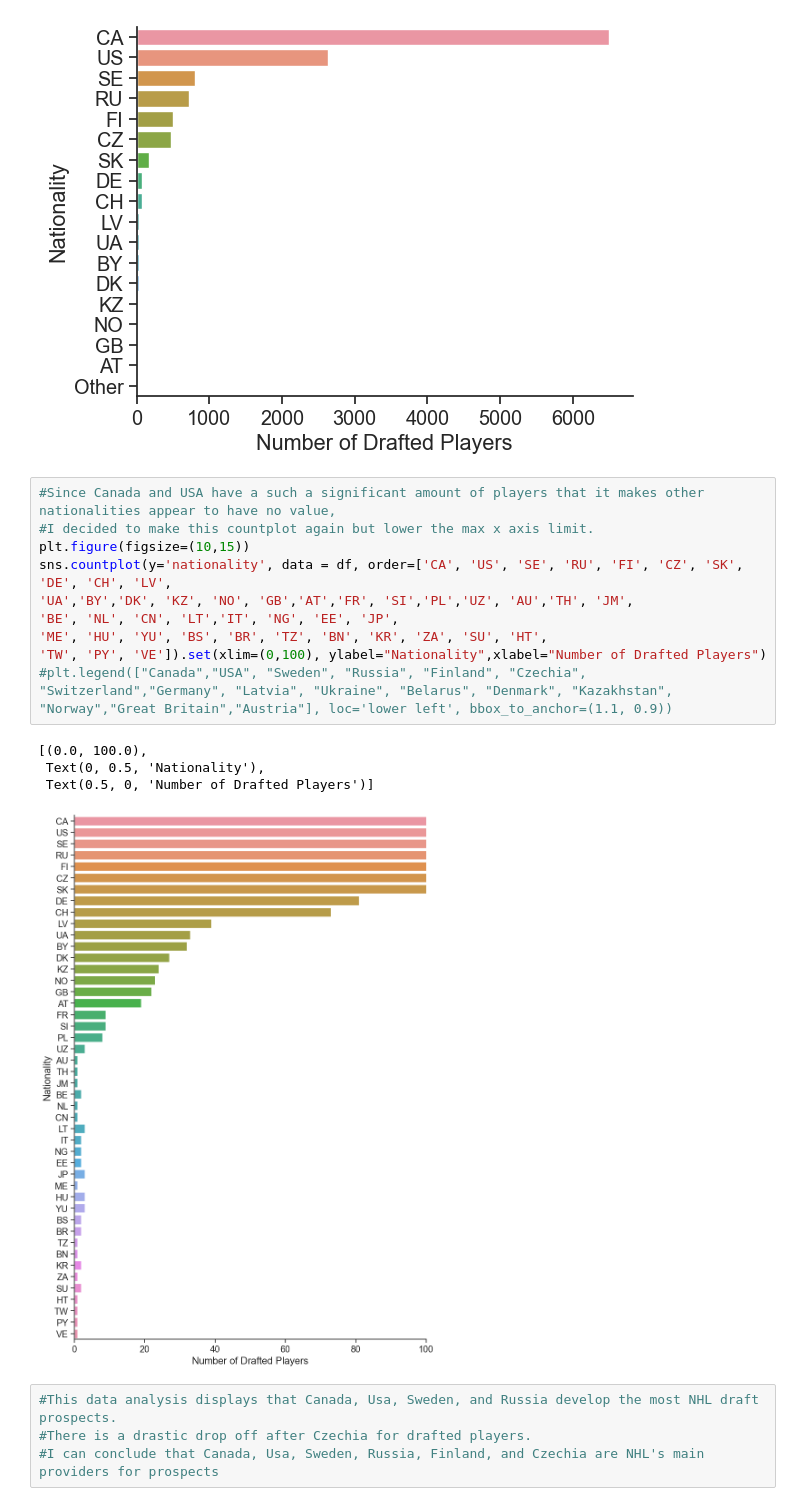
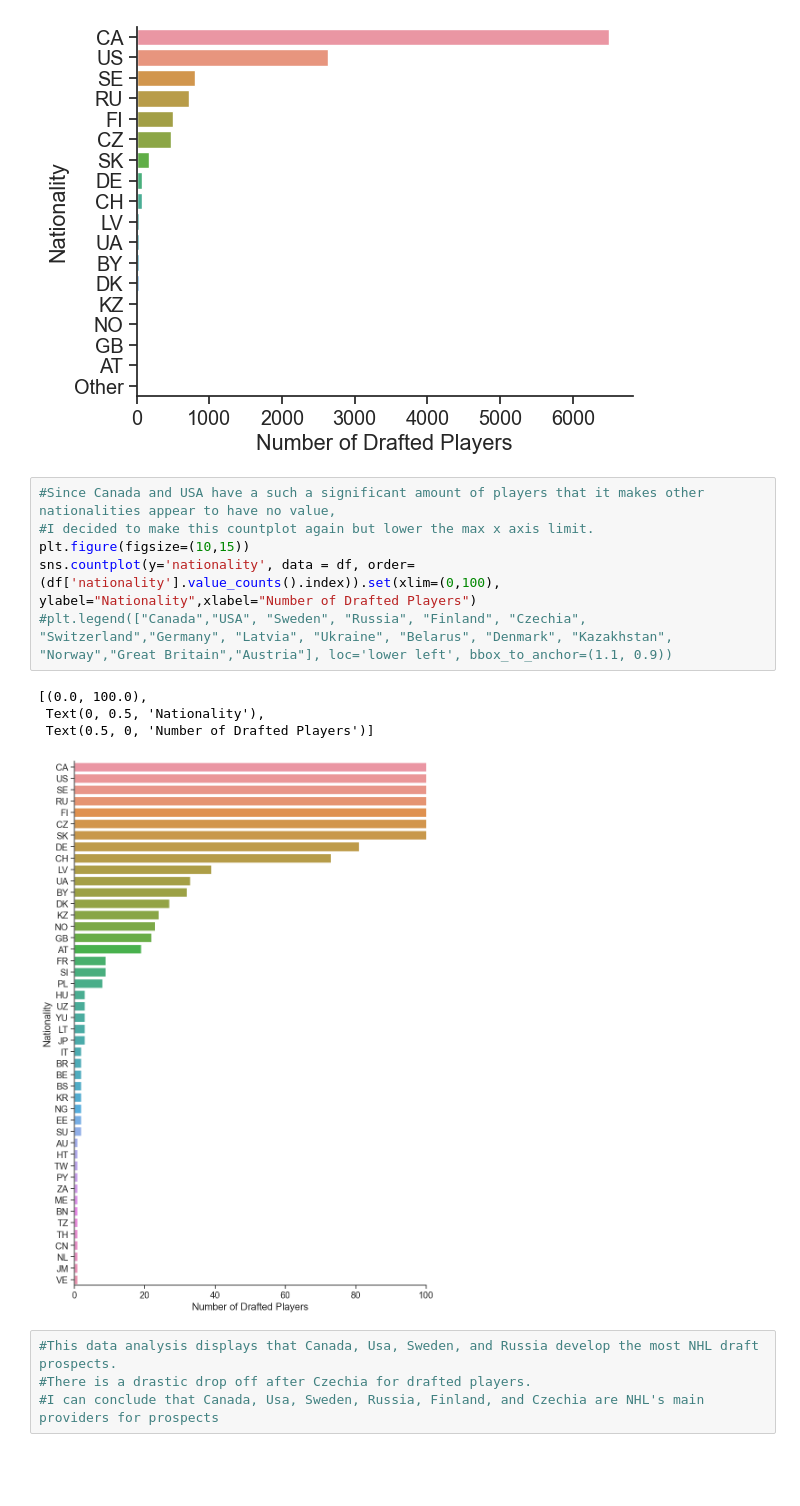
Before and after one commit to ubco-W2022T2-data301/project-group-group31, a Jupyter notebook: analysis/analysis2.ipynb, the cells around one changed output. Saved outputs shown, nothing was run; the diff lists cells and outputs as text; blank space fills up the shorter version.

```diff
--- a/analysis/analysis2.ipynb
+++ b/analysis/analysis2.ipynb
@@ -66,18 +66,14 @@ sns.countplot(y='nationality', data = df, order=['CA', 'US', 'SE', 'RU', 'FI', '
 # %%
 #Since Canada and USA have a such a significant amount of players that it makes other nationalities appear to have no value,
 #I decided to make this countplot again but lower the max x axis limit.
 plt.figure(figsize=(10,15))
-sns.countplot(y='nationality', data = df, order=['CA', 'US', 'SE', 'RU', 'FI', 'CZ', 'SK', 'DE', 'CH', 'LV',
-'UA','BY','DK', 'KZ', 'NO', 'GB','AT','FR', 'SI','PL','UZ', 'AU','TH', 'JM',
-'BE', 'NL', 'CN', 'LT','IT', 'NG', 'EE', 'JP',
-'ME', 'HU', 'YU', 'BS', 'BR', 'TZ', 'BN', 'KR', 'ZA', 'SU', 'HT',
-'TW', 'PY', 'VE']).set(xlim=(0,100), ylabel="Nationality",xlabel="Number of Drafted Players")
+sns.countplot(y='nationality', data = df, order=(df['nationality'].value_counts().index)).set(xlim=(0,100), ylabel="Nationality",xlabel="Number of Drafted Players")
 #plt.legend(["Canada","USA", "Sweden", "Russia", "Finland", "Czechia", "Switzerland","Germany", "Latvia", "Ukraine", "Belarus", "Denmark", "Kazakhstan", "Norway","Great Britain","Austria"], loc='lower left', bbox_to_anchor=(1.1, 0.9))
 # %% [output]
 [(0.0, 100.0),
  Text(0, 0.5, 'Nationality'),
  Text(0.5, 0, 'Number of Drafted Players')]
-[figure, old version]
+[figure, new version]
 # %%
 #This data analysis displays that Canada, Usa, Sweden, and Russia develop the most NHL draft prospects.
 #There is a drastic drop off after Czechia for drafted players.
```
Also changed, not shown: parts of 1 cell of this notebook.
